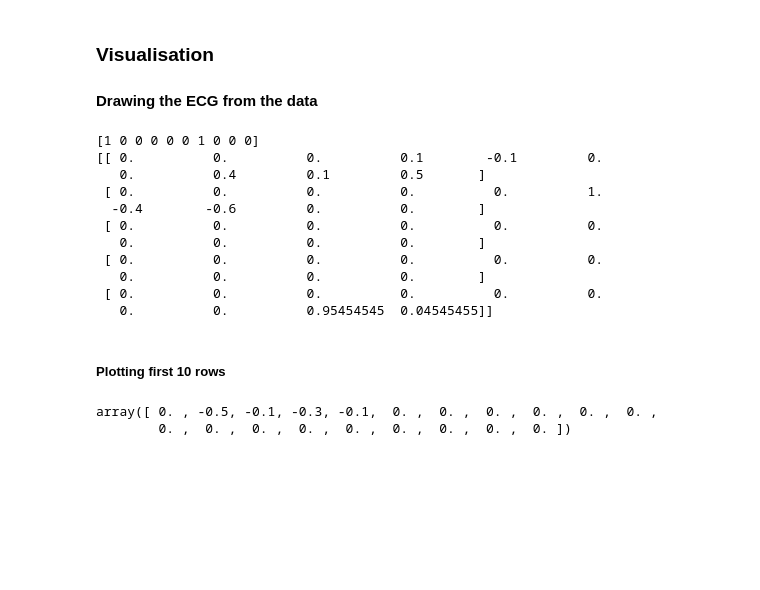
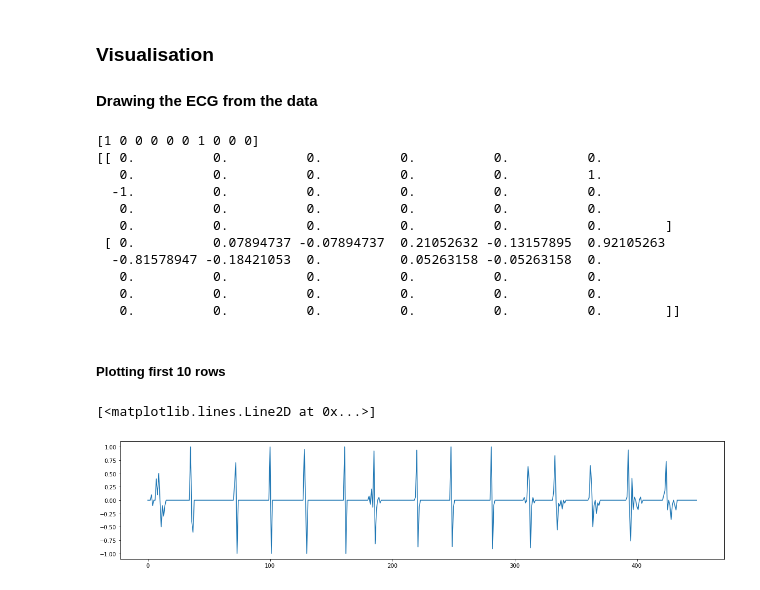
Before and after one commit to theGuyWithBlackTie/Auto-Detection-of-Atirial-Fibrillation, a Jupyter notebook: Automatic Detection of Atrial Fibrillation(AF).ipynb, the cells around one changed output. Cells and saved outputs as stored; diff of their text form; code cells hidden in the pictures; blank space fills up the shorter version.

```diff
--- a/Automatic Detection of Atrial Fibrillation(AF).ipynb
+++ b/Automatic Detection of Atrial Fibrillation(AF).ipynb
@@ -50,23 +50,24 @@ labels = np.array(labels)
 data_x = np.array(data_x)
 # %%
 print(labels[0:10:1])
-print(data_x[0:5:1, 0:10:1])
+print(data_x[5:7:1, 0:30:1])
 # %% [output]
 [1 0 0 0 0 0 1 0 0 0]
-[[ 0.          0.          0.          0.1        -0.1         0.
-   0.          0.4         0.1         0.5       ]
- [ 0.          0.          0.          0.          0.          1.
-  -0.4        -0.6         0.          0.        ]
- [ 0.          0.          0.          0.          0.          0.
-   0.          0.          0.          0.        ]
- [ 0.          0.          0.          0.          0.          0.
-   0.          0.          0.          0.        ]
- [ 0.          0.          0.          0.          0.          0.
-   0.          0.          0.95454545  0.04545455]]
+[[ 0.          0.          0.          0.          0.          0.
+   0.          0.          0.          0.          0.          1.
+  -1.          0.          0.          0.          0.          0.
+   0.          0.          0.          0.          0.          0.
+   0.          0.          0.          0.          0.          0.        ]
+ [ 0.          0.07894737 -0.07894737  0.21052632 -0.13157895  0.92105263
+  -0.81578947 -0.18421053  0.          0.05263158 -0.05263158  0.
+   0.          0.          0.          0.          0.          0.
+   0.          0.          0.          0.          0.          0.
+   0.          0.          0.          0.          0.          0.        ]]
 # %% [markdown]
 ##### Plotting first 10 rows
-# %%
-data_x[0,10:]
-# %% [output]
-array([ 0. , -0.5, -0.1, -0.3, -0.1,  0. ,  0. ,  0. ,  0. ,  0. ,  0. ,
-        0. ,  0. ,  0. ,  0. ,  0. ,  0. ,  0. ,  0. ,  0. ])
+# %%
+plt.figure(figsize=(20,4))           #figsize=(Horizontal_length, Veritcal_breadth)
+plt.plot(data_x[0:15:1,:].flatten())
+# %% [output]
+[<matplotlib.lines.Line2D at 0x...>]
+[figure, added]
```
Also changed, not shown: parts of 5 cells of this notebook.
